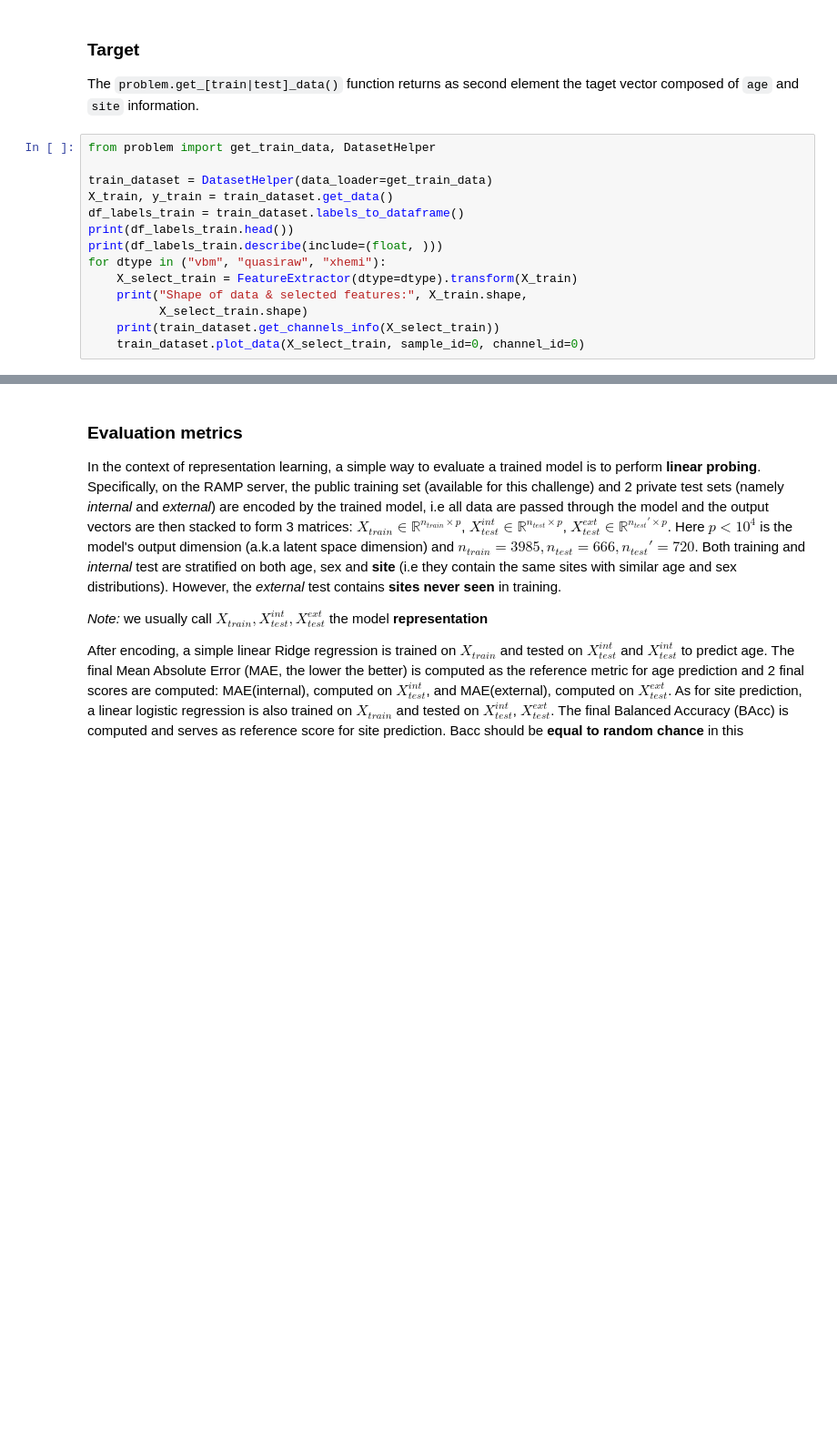
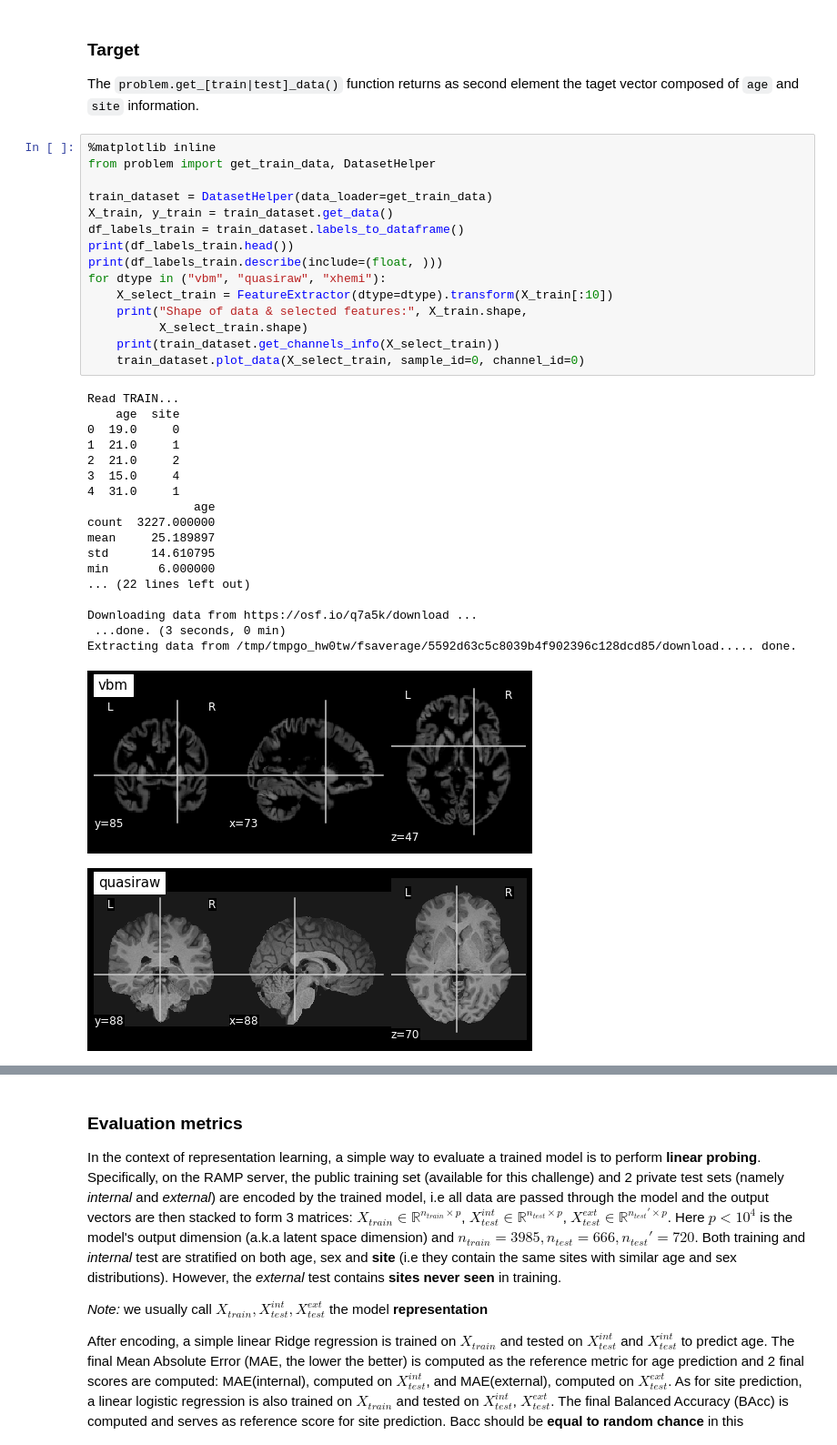
Before and after one commit to ramp-kits/brain_age_with_site_removal, a Jupyter notebook: brain_age_with_site_removal_starting_kit.ipynb, the cells around one changed output, grey strips where cells are left out. Shown: that part at 91% size. Saved outputs shown, nothing was run; the diff lists cells and outputs as text; blank space fills up the shorter version.

Commit message:
brain_age_with_site_removal_starting_kit: play notebook.

```diff
--- a/brain_age_with_site_removal_starting_kit.ipynb
+++ b/brain_age_with_site_removal_starting_kit.ipynb
@@ -116,16 +114,37 @@ print("Shape of selected features", X.shape)
 The `problem.get_[train|test]_data()` function returns as second element the taget vector composed of
 `age` and `site` information.
 # %%
+%matplotlib inline
 from problem import get_train_data, DatasetHelper
 
 train_dataset = DatasetHelper(data_loader=get_train_data)
 X_train, y_train = train_dataset.get_data()
 df_labels_train = train_dataset.labels_to_dataframe()
 print(df_labels_train.head())
 print(df_labels_train.describe(include=(float, )))
 for dtype in ("vbm", "quasiraw", "xhemi"):
-    X_select_train = FeatureExtractor(dtype=dtype).transform(X_train)
+    X_select_train = FeatureExtractor(dtype=dtype).transform(X_train[:10])
     print("Shape of data & selected features:", X_train.shape,
           X_select_train.shape)
     print(train_dataset.get_channels_info(X_select_train))
     train_dataset.plot_data(X_select_train, sample_id=0, channel_id=0)
+# %% [output]
+Read TRAIN...
+    age  site
+0  19.0     0
+1  21.0     1
+2  21.0     2
+3  15.0     4
+4  31.0     1
+               age
+count  3227.000000
+mean     25.189897
+std      14.610795
+min       6.000000
+... (22 lines left out)
+
+Downloading data from https://osf.io/q7a5k/download ...
+ ...done. (3 seconds, 0 min)
+Extracting data from /tmp/tmpgo_hw0tw/fsaverage/5592d63c5c8039b4f902396c128dcd85/download..... done.
+[figure, added]
+[figure, added]
```
Also changed, not shown: parts of 4 cells of this notebook.
